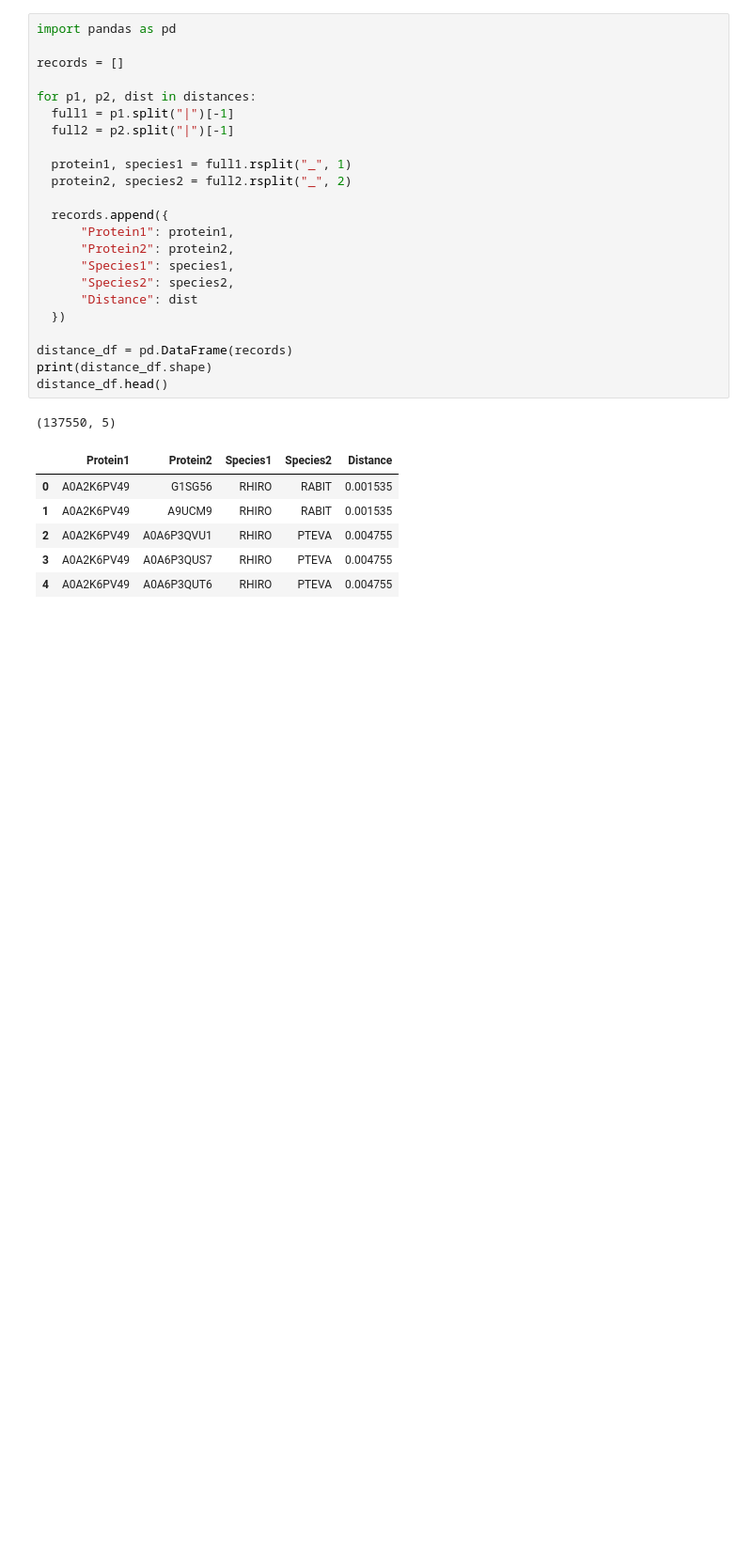
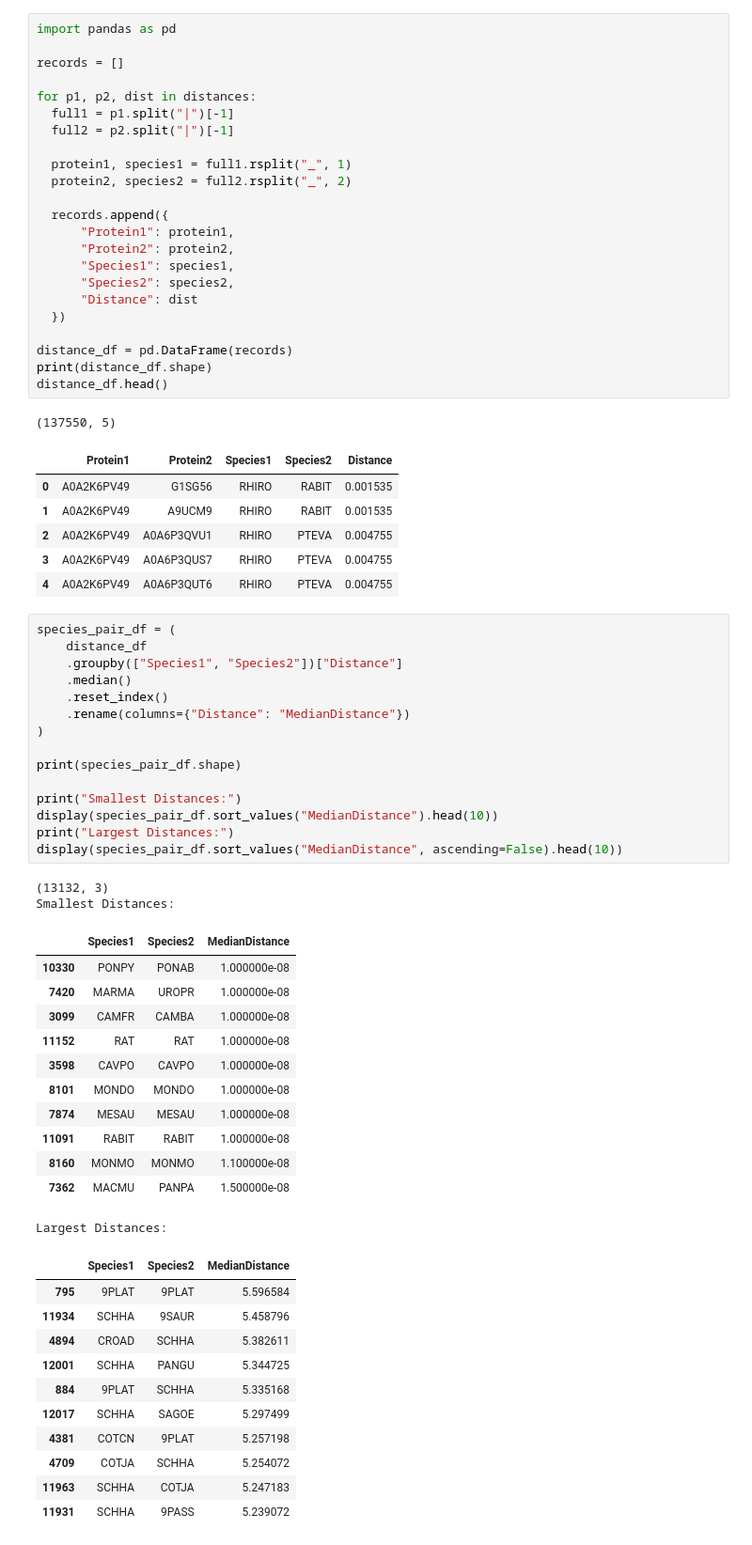
Before and after one commit to briskicedteaa/Filler-Name, a Jupyter notebook: 02_FOXP2_Phylogeny.ipynb, the cells around one changed output. Shown at 94% size. Drawn from its saved outputs; the diff is of its cells as text; blank space fills up the shorter version.

```diff
--- a/02_FOXP2_Phylogeny.ipynb
+++ b/02_FOXP2_Phylogeny.ipynb
@@ -144,3 +144,44 @@ distance_df.head()
 | 2 | A0A2K6PV49 | A0A6P3QVU1 | RHIRO | PTEVA | 0.004755 |
 | 3 | A0A2K6PV49 | A0A6P3QUS7 | RHIRO | PTEVA | 0.004755 |
 | 4 | A0A2K6PV49 | A0A6P3QUT6 | RHIRO | PTEVA | 0.004755 |
+# %%
+species_pair_df = (
+    distance_df
+    .groupby(["Species1", "Species2"])["Distance"]
+    .median()
+    .reset_index()
+    .rename(columns={"Distance": "MedianDistance"})
+)
+
+print(species_pair_df.shape)
+
+print("Smallest Distances:")
+display(species_pair_df.sort_values("MedianDistance").head(10))
+print("Largest Distances:")
+display(species_pair_df.sort_values("MedianDistance", ascending=False).head(10))
+# %% [output]
+(13132, 3)
+Smallest Distances:
+|  | Species1 | Species2 | MedianDistance |
+| 10330 | PONPY | PONAB | 1.000000e-08 |
+| 7420 | MARMA | UROPR | 1.000000e-08 |
+| 3099 | CAMFR | CAMBA | 1.000000e-08 |
+| 11152 | RAT | RAT | 1.000000e-08 |
+| 3598 | CAVPO | CAVPO | 1.000000e-08 |
+| 8101 | MONDO | MONDO | 1.000000e-08 |
+| 7874 | MESAU | MESAU | 1.000000e-08 |
+| 11091 | RABIT | RABIT | 1.000000e-08 |
+| 8160 | MONMO | MONMO | 1.100000e-08 |
+| 7362 | MACMU | PANPA | 1.500000e-08 |
+Largest Distances:
+|  | Species1 | Species2 | MedianDistance |
+| 795 | 9PLAT | 9PLAT | 5.596584 |
+| 11934 | SCHHA | 9SAUR | 5.458796 |
+| 4894 | CROAD | SCHHA | 5.382611 |
+| 12001 | SCHHA | PANGU | 5.344725 |
+| 884 | 9PLAT | SCHHA | 5.335168 |
+| 12017 | SCHHA | SAGOE | 5.297499 |
+| 4381 | COTCN | 9PLAT | 5.257198 |
+| 4709 | COTJA | SCHHA | 5.254072 |
+| 11963 | SCHHA | COTJA | 5.247183 |
+| 11931 | SCHHA | 9PASS | 5.239072 |
```
Also changed, not shown: parts of 1 cell of this notebook.
